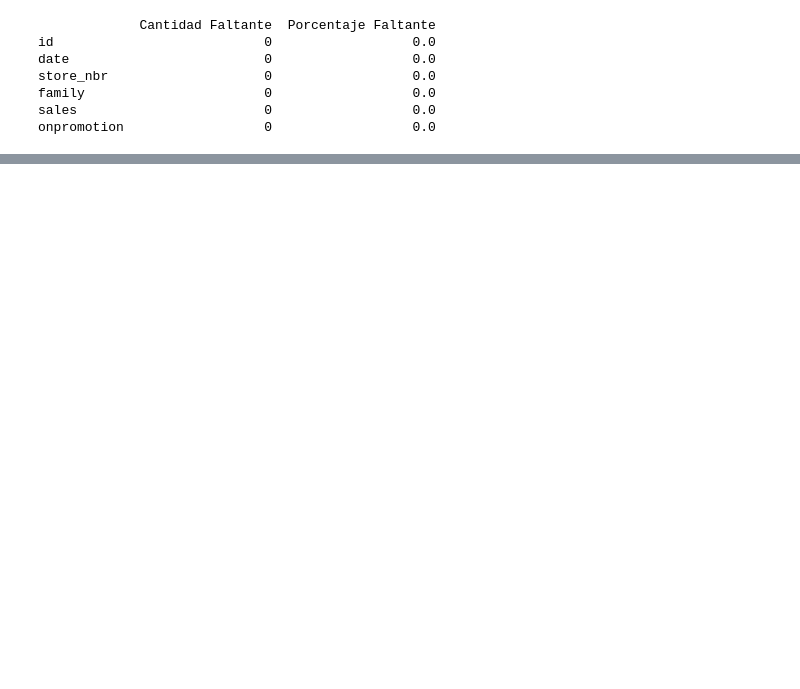
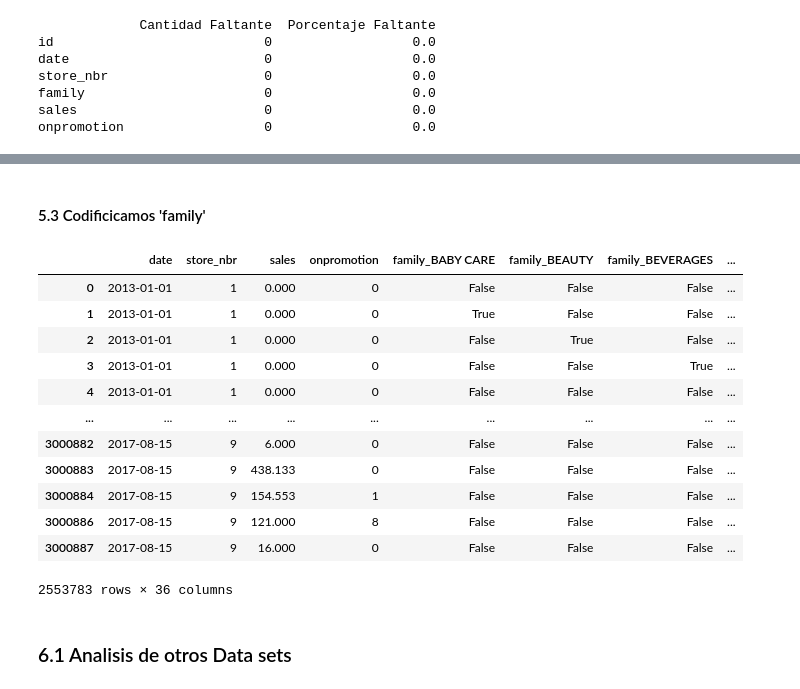
Before and after one commit to Ivo196/storeSales-TimeSeriesForecasting-Kaggle, a Jupyter notebook: Store Sales - Time Series Forecasting.ipynb, the cells around one changed output, grey strips where cells are left out. Cells and saved outputs as stored; diff of their text form; code cells hidden in the pictures; blank space fills up the shorter version.

Commit message:
feat stores information add

```diff
--- a/Store Sales - Time Series Forecasting.ipynb
+++ b/Store Sales - Time Series Forecasting.ipynb
@@ -269,0 +290,4 @@ onpromotion                  0                  0.0
+# %%
+train_without_outliers.drop('id', axis=1, inplace=True)
+train_without_id= train_without_outliers
+train_without_id
@@ -269,0 +327,22 @@ onpromotion                  0                  0.0
+# %% [markdown]
+ #### 5.3 Codificicamos 'family'
+# %%
+# Suponiendo que 'train' es tu DataFrame y 'family' es la columna a codificar
+train_one_hot = pd.get_dummies(train_without_id, columns=['family'], drop_first=True)
+train_one_hot
+# %% [output]
+|  | date | store_nbr | sales | onpromotion | family_BABY CARE | family_BEAUTY | family_BEVERAGES | ... |
+| 0 | 2013-01-01 | 1 | 0.000 | 0 | False | False | False | ... |
+| 1 | 2013-01-01 | 1 | 0.000 | 0 | True | False | False | ... |
+| 2 | 2013-01-01 | 1 | 0.000 | 0 | False | True | False | ... |
+| 3 | 2013-01-01 | 1 | 0.000 | 0 | False | False | True | ... |
+| 4 | 2013-01-01 | 1 | 0.000 | 0 | False | False | False | ... |
+| ... | ... | ... | ... | ... | ... | ... | ... | ... |
+| 3000882 | 2017-08-15 | 9 | 6.000 | 0 | False | False | False | ... |
+| 3000883 | 2017-08-15 | 9 | 438.133 | 0 | False | False | False | ... |
+| 3000884 | 2017-08-15 | 9 | 154.553 | 1 | False | False | False | ... |
+| 3000886 | 2017-08-15 | 9 | 121.000 | 8 | False | False | False | ... |
+| 3000887 | 2017-08-15 | 9 | 16.000 | 0 | False | False | False | ... |
+2553783 rows × 36 columns
+# %% [markdown]
+### 6.1 Analisis de otros Data sets
```
Also changed, not shown: parts of 14 cells of this notebook.
